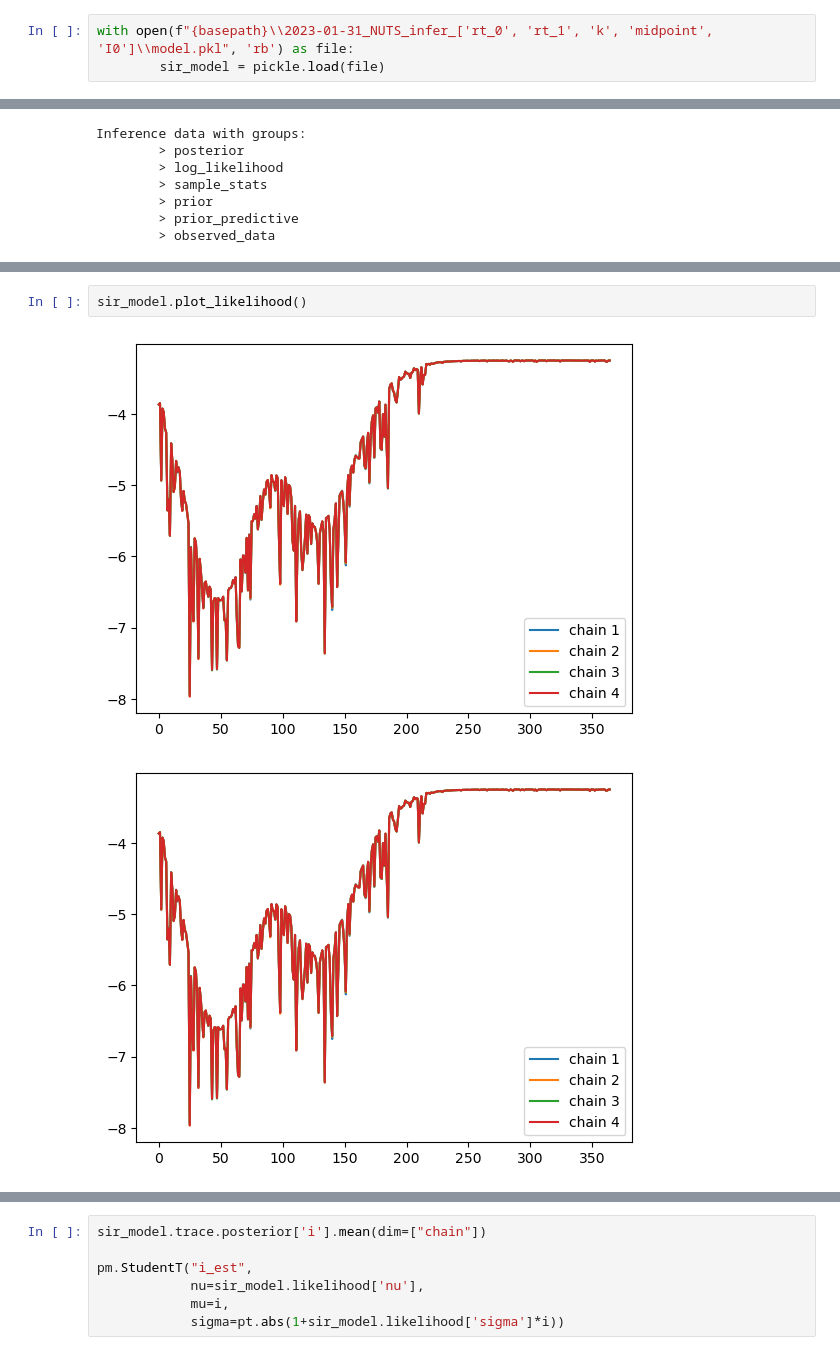
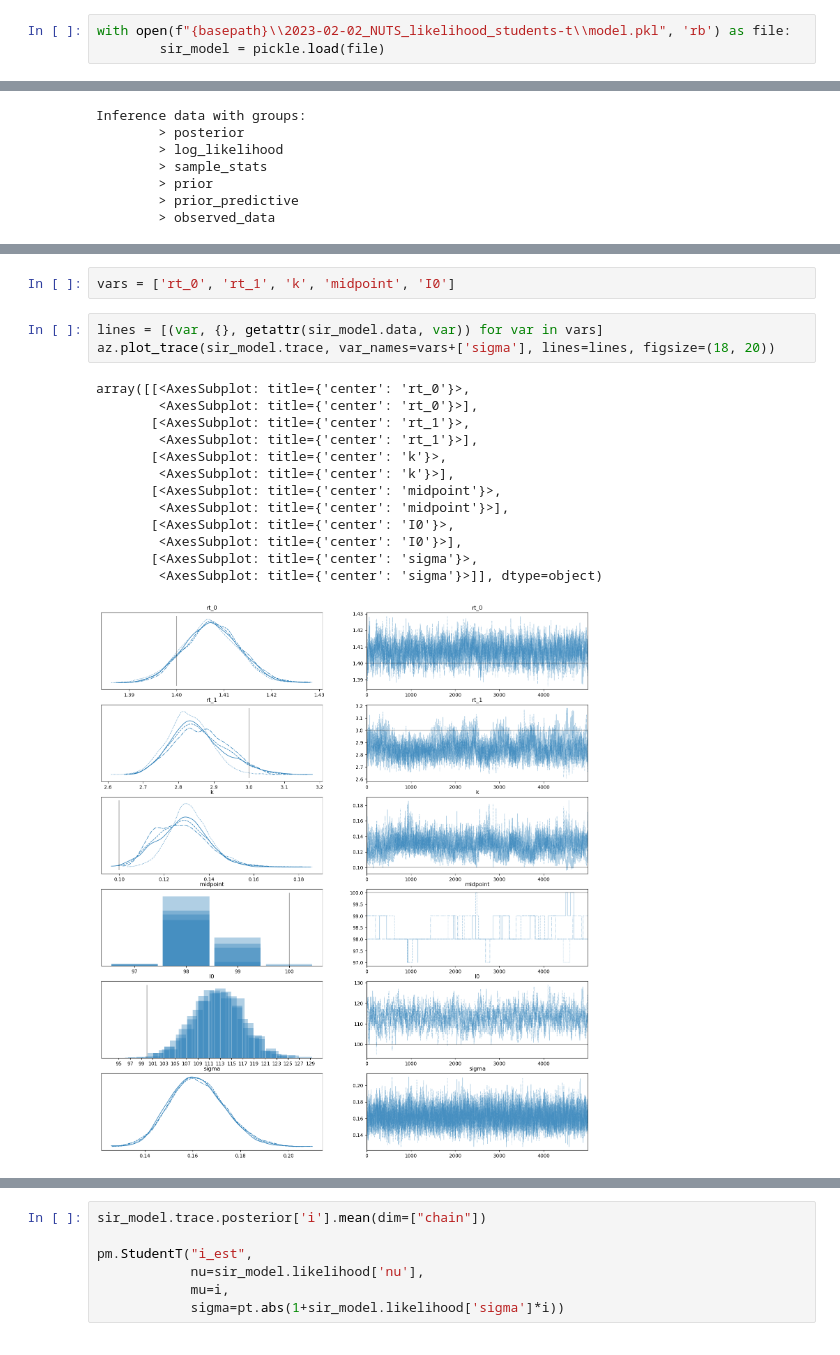
Before and after one commit to hwunrow/epykalman, a Jupyter notebook: src/sigmoid_mcmc_results.ipynb, the cells around one changed output, grey strips where cells are left out. Saved outputs shown, nothing was run; the diff lists cells and outputs as text.

```diff
--- a/src/sigmoid_mcmc_results.ipynb
+++ b/src/sigmoid_mcmc_results.ipynb
@@ -18,7 +21,7 @@ importlib.reload(model)
 # %% [output]
 <module 'model' from 'C:\\Users\\hyone\\Documents\\GitHub\\rt-estimation\\src\\model.py'>
 # %%
-with open(f"{basepath}\\2023-01-31_NUTS_infer_['rt_0', 'rt_1', 'k', 'midpoint', 'I0']\\model.pkl", 'rb') as file:
+with open(f"{basepath}\\2023-02-02_NUTS_likelihood_students-t\\model.pkl", 'rb') as file:
         sir_model = pickle.load(file)
 # %%
 sir_model.trace
@@ -43,5 +36,19 @@ plt.fill_between(range(365), lower, upper, facecolor='gray', alpha=0.3, label='9
-# %%
-sir_model.plot_likelihood()
-# %% [output]
-[figure, removed]
-[figure, removed]
+# %%
+vars = ['rt_0', 'rt_1', 'k', 'midpoint', 'I0']
+# %%
+lines = [(var, {}, getattr(sir_model.data, var)) for var in vars]
+az.plot_trace(sir_model.trace, var_names=vars+['sigma'], lines=lines, figsize=(18, 20))
+# %% [output]
+array([[<AxesSubplot: title={'center': 'rt_0'}>,
+        <AxesSubplot: title={'center': 'rt_0'}>],
+       [<AxesSubplot: title={'center': 'rt_1'}>,
+        <AxesSubplot: title={'center': 'rt_1'}>],
+       [<AxesSubplot: title={'center': 'k'}>,
+        <AxesSubplot: title={'center': 'k'}>],
+       [<AxesSubplot: title={'center': 'midpoint'}>,
+        <AxesSubplot: title={'center': 'midpoint'}>],
+       [<AxesSubplot: title={'center': 'I0'}>,
+        <AxesSubplot: title={'center': 'I0'}>],
+       [<AxesSubplot: title={'center': 'sigma'}>,
+        <AxesSubplot: title={'center': 'sigma'}>]], dtype=object)
+[figure, added]
```
Also changed, not shown: parts of 14 cells of this notebook.
